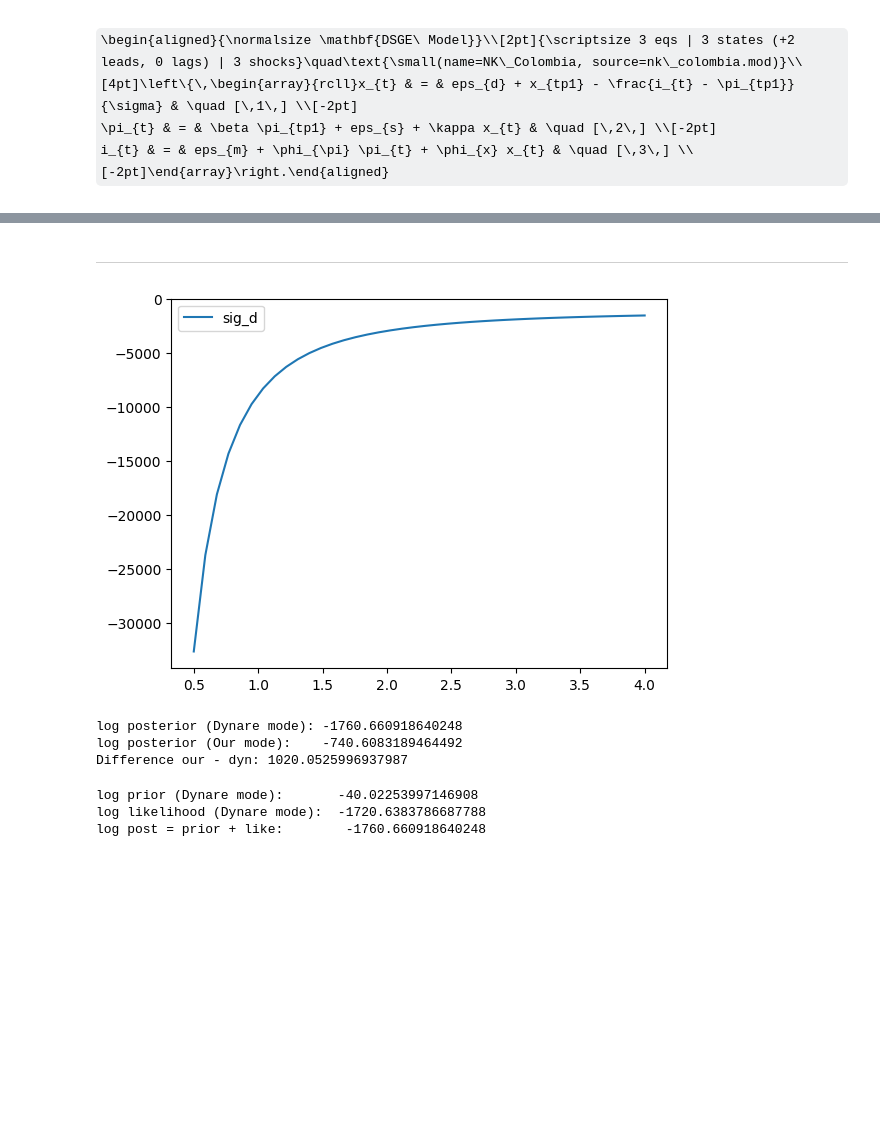
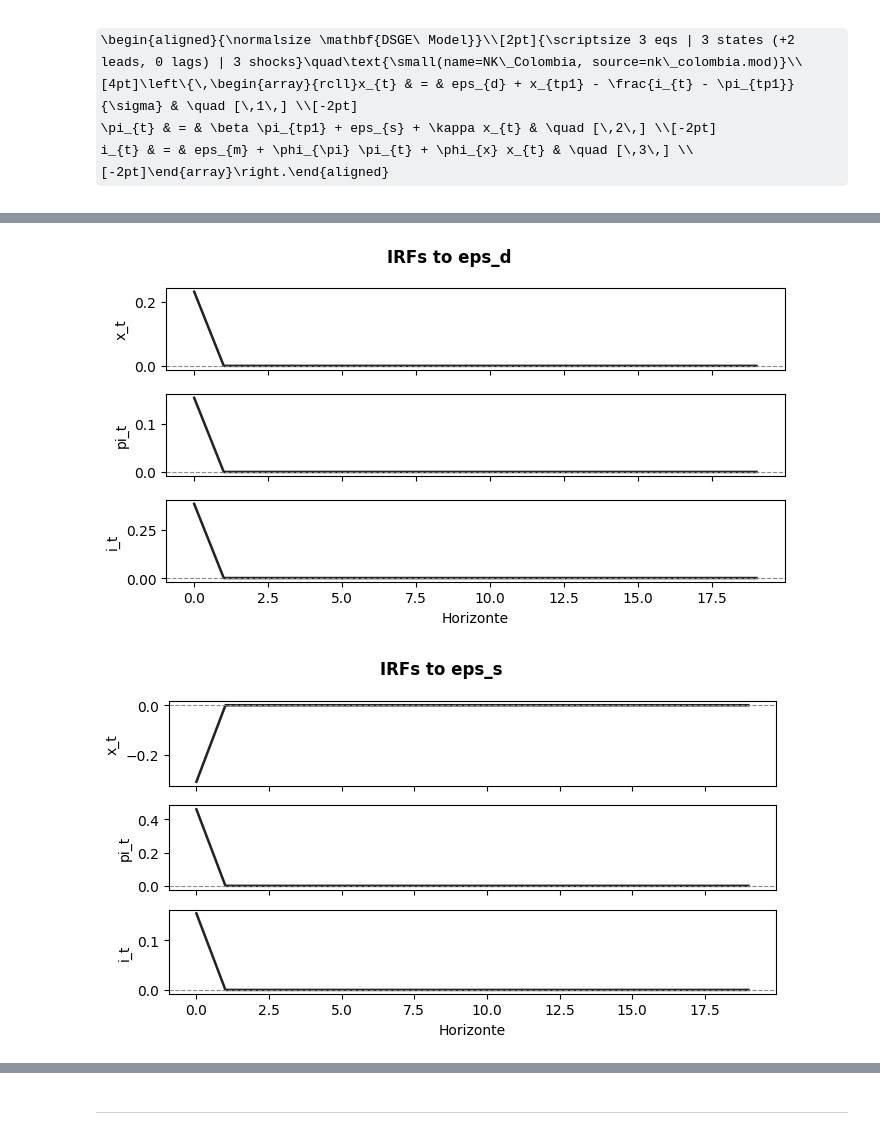
Before and after one commit to pablo-reyes8/PyDSGEforge, a Jupyter notebook: notebooks/showcase_dsge_octave.ipynb, the cells around one changed output, grey strips where cells are left out. Saved outputs shown, nothing was run; the diff lists cells and outputs as text; code cells hidden in the pictures; some formulas as TeX source; blank space fills up the shorter version.

```diff
--- a/notebooks/showcase_dsge_octave.ipynb
+++ b/notebooks/showcase_dsge_octave.ipynb
@@ -300,0 +324,11 @@ irfs = model.impulse_responses(horizon=20, plot=True)
+# %%
+irfs_map = model.impulse_responses(
+    draws_work=results["map"]["theta_map"][None, :],
+    horizon=20,
+    quantiles=(0.5,),
+    shock_scale="unit",
+    plot=True,
+)
+# %% [output]
+[figure, added]
+[figure, added]
@@ -318,28 +338,3 @@ theta_dyn = REG_NK_CO.from_econ_dict(theta_dynare_mode_dict)
-# %%
-import matplotlib.pyplot as plt
-from src.inference.posteriors import *
-
-def profile_param(param_name, grid):
-    idx = REG_NK_CO.names.index(param_name)
-    base = REG_NK_CO.from_econ_dict(theta_dynare_mode_dict)
-    vals = []
-    for val in grid:
-        theta = base.copy()
-        theta[idx] = REG_NK_CO.params[idx].inv(val)
-        lp = log_posterior(
-            theta, Y, model._equations, model._y_t, model._y_tp1,
-            model._eps_t, REG_NK_CO,
-            y_tm1=model._y_tm1, eta_t=model._eta_t,
-            measurement=model._measurement, steady=model._steady_full,
-            div=1 + 1e-6, include_jacobian=True,)
-        vals.append(lp)
-    return vals
-
-grid_sig = np.linspace(0.5, 4.0, 40)
-plt.plot(grid_sig, profile_param("sig_d", grid_sig), label="sig_d")
-plt.legend(); plt.show()
-# %% [output]
-[figure, removed]
 # %%
 from src.inference.posteriors import log_posterior
 
@@ -358,7 +353,7 @@ log_kw = dict(
     measurement=model._measurement,
     steady=model._steady_full,
     div=1.0 + 1e-6,
-    include_jacobian=True,
+    include_jacobian=False,  # compare Dynare economic-space posterior mode
 )
 
 lp_dyn = log_posterior(theta_dyn_work, **log_kw)
@@ -367,10 +362,10 @@ lp_our = log_posterior(theta_our_mode, **log_kw)
 print("log posterior (Dynare mode):", lp_dyn)
 print("log posterior (Our mode):   ", lp_our)
 print("Difference our - dyn:", lp_our - lp_dyn)
+
+log_kw_work = dict(log_kw, include_jacobian=True)
+print("log posterior work-space target (Dynare mode):", log_posterior(theta_dyn_work, **log_kw_work))
+print("log posterior work-space target (Our mode):   ", log_posterior(theta_our_mode, **log_kw_work))
-# %% [output]
-log posterior (Dynare mode): -1760.660918640248
-log posterior (Our mode):    -740.6083189464492
-Difference our - dyn: 1020.0525996937987
 # %%
 from src.inference.likelihoods import log_like
 
@@ -390,16 +385,12 @@ common_args = dict(
     div=1.0 + 1e-6,
 )
 
-log_prior_dyn = REG_NK_CO.log_prior(theta_dyn_work, include_jacobian=True)
+log_prior_dyn = REG_NK_CO.log_prior(theta_dyn_work, include_jacobian=False)
 log_like_dyn = log_like(theta_dyn_work, **common_args)
 
-print("log prior (Dynare mode):      ", log_prior_dyn)
+print("log prior, economic space (Dynare mode):", log_prior_dyn)
 print("log likelihood (Dynare mode): ", log_like_dyn)
 print("log post = prior + like:       ", log_prior_dyn + log_like_dyn)
-# %% [output]
-log prior (Dynare mode):       -40.02253997146908
-log likelihood (Dynare mode):  -1720.6383786687788
-log post = prior + like:        -1760.660918640248
 # %%
 from scipy.io import loadmat
 import numpy as np
```
Also changed, not shown: parts of 14 cells of this notebook, 16 other files.
